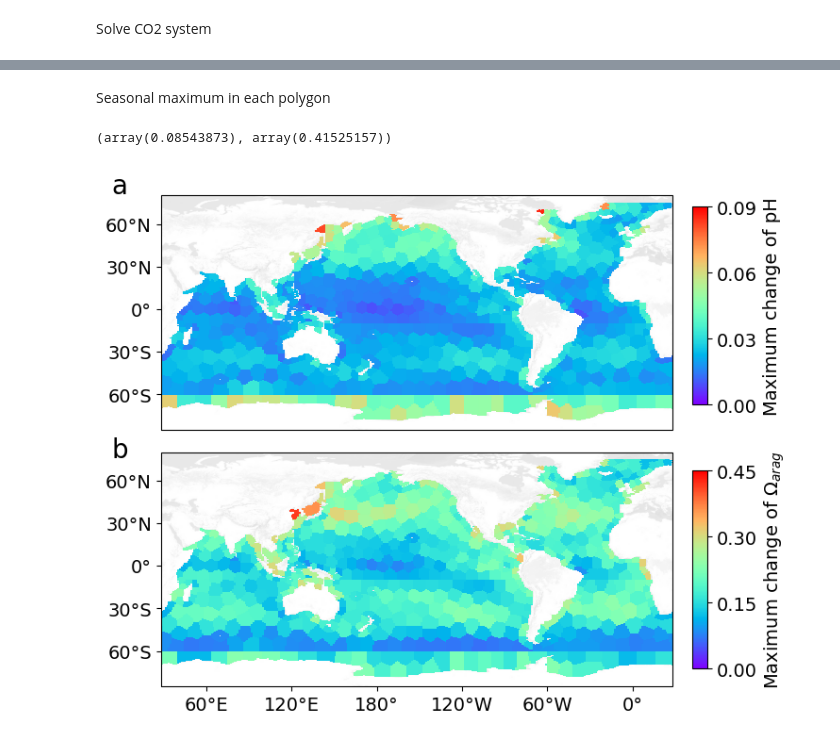
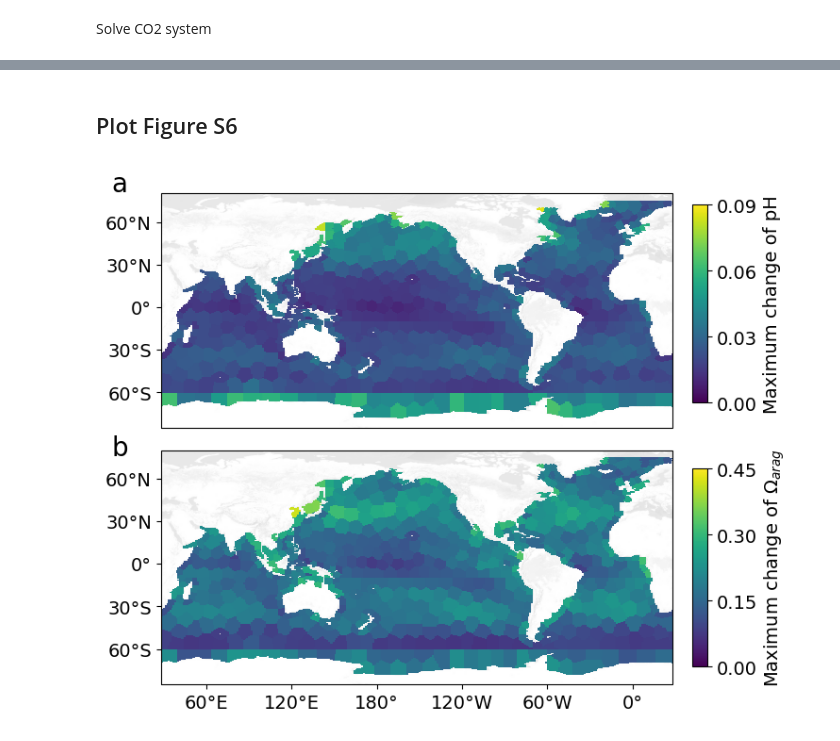
Before and after one commit to CWorthy-ocean/OAE-Efficiency-Map-v0, a Jupyter notebook: analysis/Suppl_Figures.ipynb, the cells around one changed output, grey strips where cells are left out. Drawn from its saved outputs; the diff is of its cells as text; code cells hidden in the pictures.

```diff
--- a/analysis/Suppl_Figures.ipynb
+++ b/analysis/Suppl_Figures.ipynb
@@ -170,0 +167,2 @@ eff_all_eff.min(), eff_all_eff.max()
+# %%
+eff_all_eff = xr.open_dataset('./data/Map_oae_eff_5x4.nc')
@@ -190,8 +201,8 @@ for i in range(5):
     for j in range(4):
         ax = fig.add_subplot(5, 4, i*4+j+1, projection=ccrs.PlateCarree(central_longitude=208))
 
-        ax.pcolormesh(eff_pacific.TLONG, eff_pacific.TLAT, eff_all_eff.isel(season=j, year=years[i]-1), transform=ccrs.PlateCarree(), \
-                         cmap='rainbow',
+        ax.pcolormesh(eff_all_eff.TLONG, eff_all_eff.TLAT, eff_all_eff.isel(season=j, year=years[i]-1).eff, transform=ccrs.PlateCarree(), \
+                         cmap='viridis',
                         vmin=0.1, vmax=0.9
                         )
         if i == 0:
@@ -213,7 +224,7 @@ cax = fig.add_axes([0.92, 0.15, 0.02, 0.65])  # Adjust position and size as need
 cax.set_aspect(0.5)  # Adjust width
 cax.set_aspect(20)  # Adjust height
 
-cmap = cm.get_cmap('rainbow')  # Choose a colormap
+cmap = cm.get_cmap('viridis')  # Choose a colormap
 normalize = plt.Normalize(vmin=0.1, vmax=0.9)  # Normalize the color values
 sm = cm.ScalarMappable(cmap=cmap, norm=normalize)
 
@@ -223,5 +234,6 @@ cbar.ax.set_ylabel('OAE efficiency', fontsize=FONTSIZE)
 
 plt.subplots_adjust(wspace=0.05, hspace=0.02)
 
-#plt.savefig('./OAE_efficiency5x4_all.png', dpi=400, bbox_inches='tight')
+plt.savefig('./figures/Figure_S2.png', dpi=400, bbox_inches='tight')
+plt.savefig('./figures/Figure_S2.pdf', bbox_inches='tight')
 # %% [output]
@@ -483,15 +478,15 @@ whole_ds.max_pH_change.isel(season=0).plot()
-# %% [markdown]
-Seasonal maximum in each polygon
+# %% [markdown]
+## Plot Figure S6
+# %%
+# Permutter runs
+whole_ds_ph = xr.open_dataset('./data/Map_max_pH_change.nc')
+whole_ds_omega = xr.open_dataset('./data/Map_max_omega_change.nc')
 # %%
-max_over_season = whole_ds.max(dim='season')
+max_over_season = whole_ds_ph.max(dim='season')
 max_over_season_omega = whole_ds_omega.max(dim='season')
 
 max_over_season = util.pop_add_cyclic(max_over_season)
 max_over_season_omega = util.pop_add_cyclic(max_over_season_omega)
-# %%
-max_over_season.max_pH_change.max().values, max_over_season_omega.max_omega_change.max().values
-# %% [output]
-(array(0.08543873), array(0.41525157))
 # %%
 FONTSIZE = 14
 def modify(ax):
@@ -515,9 +510,9 @@ fig = plt.figure(figsize=(7,7))
 ax = fig.add_subplot(2, 1, 1, projection=ccrs.PlateCarree(central_longitude=central_longitude))
 ax1 = fig.add_subplot(2, 1, 2, projection=ccrs.PlateCarree(central_longitude=central_longitude))
 ax.pcolormesh(max_over_season.TLONG, max_over_season.TLAT, max_over_season.max_pH_change,
-              transform=ccrs.PlateCarree(), cmap='rainbow', vmin=0, vmax=0.09)
+              transform=ccrs.PlateCarree(), cmap='viridis', vmin=0, vmax=0.09)
 ax1.pcolormesh(max_over_season_omega.TLONG, max_over_season_omega.TLAT, max_over_season_omega.max_omega_change,
-              transform=ccrs.PlateCarree(), cmap='rainbow', vmin=0, vmax=0.45)
+              transform=ccrs.PlateCarree(), cmap='viridis', vmin=0, vmax=0.45)
 
 ax.text(0.05, 0.87, labels[0], transform=fig.transFigure, fontsize=FONTSIZE+6)
 ax1.text(0.05, 0.47, labels[1], transform=fig.transFigure, fontsize=FONTSIZE+6)
@@ -525,33 +520,34 @@ ax1.text(0.05, 0.47, labels[1], transform=fig.transFigure, fontsize=FONTSIZE+6)
 
 ax.set_yticks([-60,-30,0,30,60], crs=ccrs.PlateCarree())
 ax.set_yticklabels(ax.get_yticks(), fontsize=FONTSIZE)
 ax1.set_xticks(np.arange(0, 360, 60), crs=ccrs.PlateCarree())
 ax1.set_xticklabels(ax1.get_xticks(), fontsize=FONTSIZE)
 
 ax1.set_yticks([-60,-30,0,30,60], crs=ccrs.PlateCarree())
 ax1.set_yticklabels(ax1.get_yticks(), fontsize=FONTSIZE)
 
 modify(ax)
 modify(ax1)
 
-def add_colorbar(x0, y0, vmin, vmax, label, num_levels_ticks, cmap_label='rainbow'):
+def add_colorbar(x0, y0, vmin, vmax, label, num_levels_ticks, cmap_label='viridis'):
     '''
     x0, y0: start location for the colorbar
     vmin, vmax: range of the colorbar
     label: label of the colorbar'
     '''
     cax = fig.add_axes([x0, y0, 0.023, 0.3])  # [x0, y0, width, height]
     cmap = plt.colormaps[cmap_label]
     normalize = plt.Normalize(vmin=vmin, vmax=vmax)  # Normalize the color values
     sm = cm.ScalarMappable(cmap=cmap, norm=normalize)
     cbar = fig.colorbar(sm, cax=cax, shrink=0.9, label=label, orientation='vertical', ticks=np.linspace(vmin, vmax, num_levels_ticks))
     cbar.ax.tick_params(labelsize=FONTSIZE)
     cbar.ax.xaxis.label.set_size(FONTSIZE+3)
 
 add_colorbar(0.93, 0.55, 0, 0.09, 'Maximum change of pH', 4)
 add_colorbar(0.93, 0.15, 0, 0.45, 'Maximum change of $\u03A9_{arag}$', 4)
 plt.subplots_adjust(wspace=0.05, hspace=0.02)
 
-#plt.savefig(f'./Max_change_pH_Omega.png', dpi=200, bbox_inches='tight')
+plt.savefig('./figures/Figure_S6.png', dpi=300, bbox_inches='tight')
+plt.savefig('./figures/Figure_S6.pdf', bbox_inches='tight')
 # %% [output]
-[figure, old version]
+[figure, new version]
```
Also changed, not shown: parts of 22 cells of this notebook, 6 other files.
